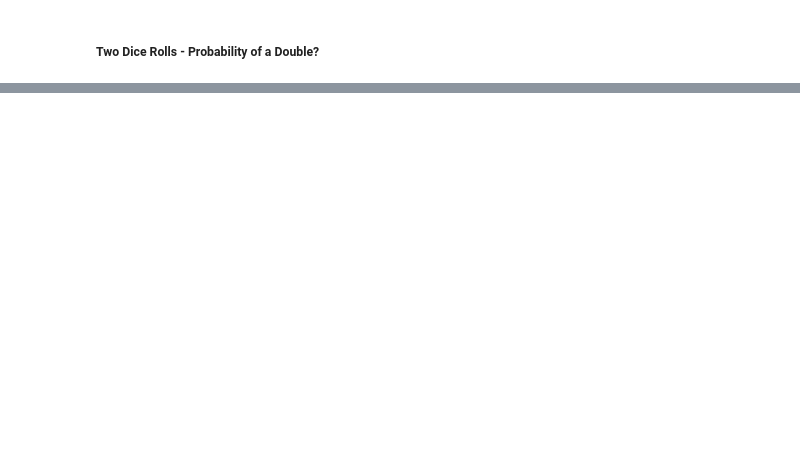
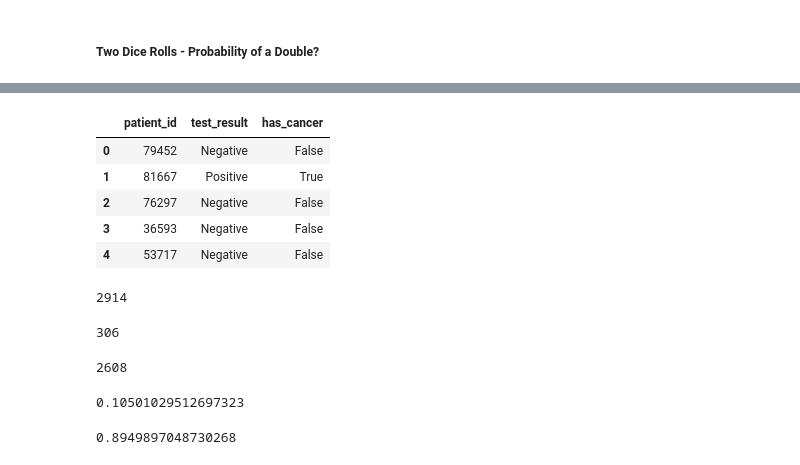
Before and after one commit to burmeisterryan3/Career-Change-Preparation, a Jupyter notebook: Udacity/Statistics/Probability.ipynb, the cells around one changed output, grey strips where cells are left out. Saved outputs shown, nothing was run; the diff lists cells and outputs as text; code cells hidden in the pictures; blank space fills up the shorter version.

```diff
--- a/Udacity/Statistics/Probability.ipynb
+++ b/Udacity/Statistics/Probability.ipynb
@@ -172,0 +248,36 @@ AttributeError: 'builtin_function_or_method' object has no attribute 'time'
+# %%
+# Load dataset
+df = pd.read_csv('Data/cancer_test_data.csv')
+df.head()
+# %% [output]
+|  | patient_id | test_result | has_cancer |
+| 0 | 79452 | Negative | False |
+| 1 | 81667 | Positive | True |
+| 2 | 76297 | Negative | False |
+| 3 | 36593 | Negative | False |
+| 4 | 53717 | Negative | False |
+# %%
+# Number of Patients
+df.shape[0]
+# %% [output]
+2914
+# %%
+# Number of Patients with Cancer
+df.has_cancer.sum()
+# %% [output]
+306
+# %%
+# Number of Patients without Cancer
+df.shape[0] - df.has_cancer.sum()
+# %% [output]
+2608
+# %%
+# Proportion of Patients with Cancer, P(C)
+df.has_cancer.mean()
+# %% [output]
+0.10501029512697323
+# %%
+# Proportion of Patients without Cancer, P(~C)
+1 - df.has_cancer.mean()
+# %% [output]
+0.8949897048730268
```
Also changed, not shown: parts of 36 cells of this notebook, 1 other file.
